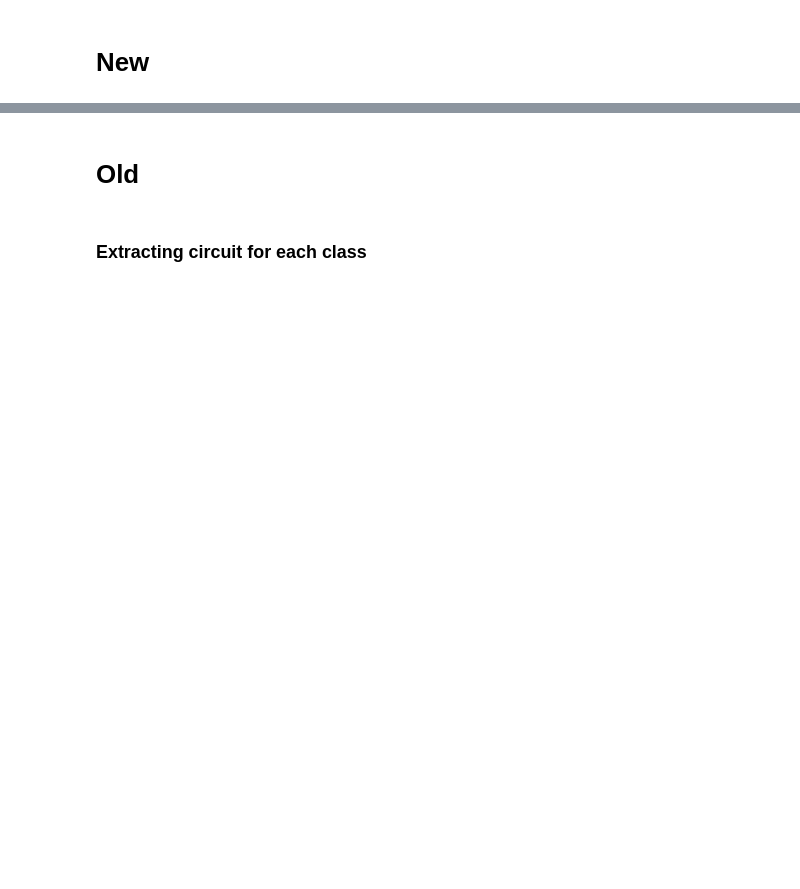
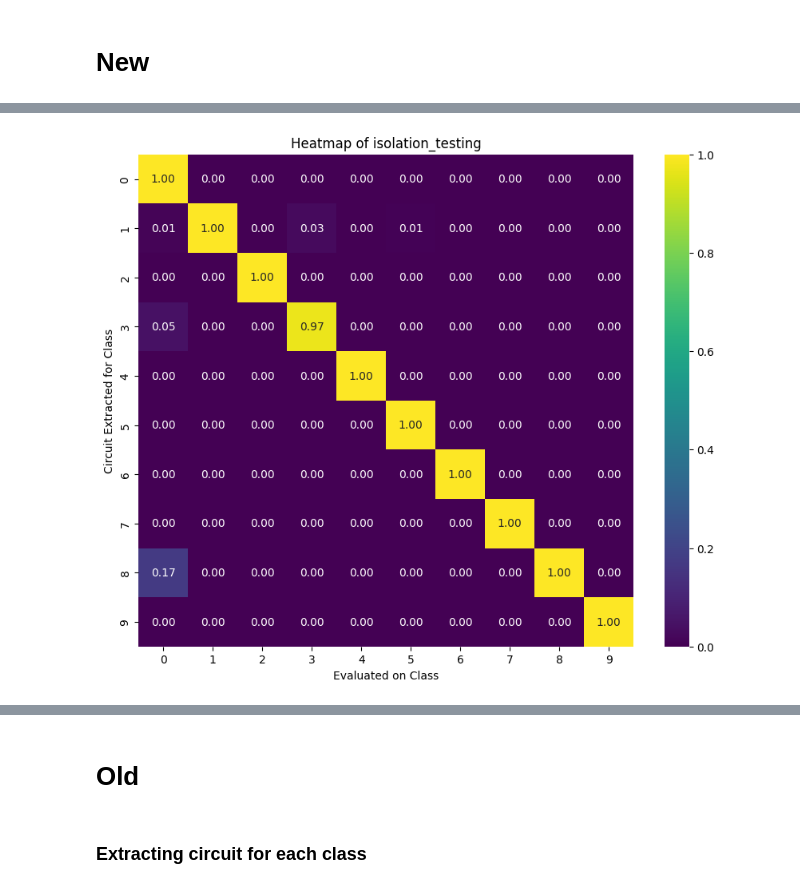
Before and after one commit to cabbage-patch69/Mechanistic-Interpretability, a Jupyter notebook: circuits-tal.ipynb, the cells around one changed output, grey strips where cells are left out. Drawn from its saved outputs; the diff is of its cells as text; code cells hidden in the pictures; blank space fills up the shorter version.

```diff
--- a/circuits-tal.ipynb
+++ b/circuits-tal.ipynb
@@ -935,7 +939,7 @@ def visualize_optimal_input_robust(circuit, neuron_idxs, inp_shape, steps=500, l
 
 # New for testing : Talib
 def get_binary_masks(circuit: inf.Circuit):
-    return [(m.mask > 0).float().detach() for m in circuit.masks]
+    return [(m.mask > 0).float().detach() for m in circuit.masks if m.active]
 
 def get_mask_ratio(c_a: inf.Circuit, c_b: inf.Circuit):
     # intersection / union
@@ -1006,7 +1010,8 @@ def interp_circ(c_a: inf.Circuit, c_b: inf.Circuit, alpha):
 
     with torch.no_grad():
         for m_interp, m_a, m_b in zip(interp.masks, c_a.masks, c_b.masks):
-            m_interp.mask.data = (alpha * m_a.mask.data) + ((1-alpha)*m_b.mask.data)
+            if m_a.active or m_b.active:
+                m_interp.mask.data = (alpha * m_a.mask.data) + ((1-alpha)*m_b.mask.data)
 
     return interp
 
@@ -1044,7 +1049,7 @@ def mini_circuit(circuit: inf.Circuit, target_layer):
 
     with torch.no_grad():
         for i, m in enumerate(subset.masks):
-            if i!= target_layer:
+            if m.active and i!= target_layer:
                 m.mask.data = torch.ones_like(m.mask.data)
 
     return subset
@@ -1119,7 +1124,7 @@ def plot_circuit_testing_heatmap(circuits_dict, test_func, dataloader, classes=[
     plt.figure(figsize=(10, 8))
     sns.heatmap(results_matrix, annot=True, fmt=".2f", cmap="viridis",
                 xticklabels=classes, yticklabels=circuit_keys)
-    plt.colorbar(label=("Accuracy (%)"))
+    # plt.colorbar(label=("Accuracy (%)"))
     plt.xlabel("Evaluated on Class")
     plt.ylabel("Circuit Extracted for Class")
     plt.title(f"Heatmap of {test_func.__name__}")
@@ -1140,7 +1145,8 @@ def get_layerwise_circuits(circuit):
     layerwise_dict = {}
     num_masks = len(circuit.masks)
 
-    for target_layer in range(num_masks):
+    for target_layer, m_target in enumerate(num_masks):
+        if not m_target.active: continue
         layerwise_dict[target_layer] = mini_circuit(circuit, target_layer)
 
     return layerwise_dict
@@ -1189,6 +1195,7 @@ def plot_path_divergence_trajectories(divergence_dict, out_path, title):
     plt.grid(True, linestyle='--', alpha=0.5)
     plt.tight_layout()
     plt.savefig(out_path, dpi=300, bbox_inches='tight')
+    plt.show()
     plt.close()
 
 def union_circuits(circuits):
@@ -1261,10 +1268,10 @@ model = inference.CNN(nc=1, nf=16, num_classes=10, inp_shape=inp_shape)
 --- Phase 1: Initialize Model ---
 # %%
 print("\n--- Phase 2: Train Sparse Baseline ---")
-# sched = scheduler(2, 75, 1, 0.02, 0.1)
+sched = scheduler(2, 75, 1, 0.05, 0.1)
 
-epochs = 30
-sched = scheduler(5, epochs-5, 1, 0.05, 0.5)
+epochs = 100
+# sched = scheduler(5, epochs-5, 1, 0.05, 0.5)
 
 cfg = model_config(ds_name='mnist', lr=1e-3, epochs=epochs)
 device = cfg['device']
@@ -1349,12 +1432,14 @@ dict_10_classes = get_circuit_from_classes(
 # %%
 iso_heatmap = plot_circuit_testing_heatmap(
     circuits_dict=dict_10_classes,
     test_func=isolation_testing,
-    dataloader=testloader,
-    device=device
+    dataloader=trainloader,
+    dev=device
 )
-plt.savefig("out/iso_map.png", bbox_inches='tight')
+# plt.savefig("out/iso_map.png", bbox_inches='tight')
 plt.show()
+# %% [output]
+[figure, added]
 # %%
 nec_heatmap = plot_circuit_testing_heatmap(
     circuits_dict=dict_10_classes,
```
Also changed, not shown: parts of 23 cells of this notebook, 3 other files.
